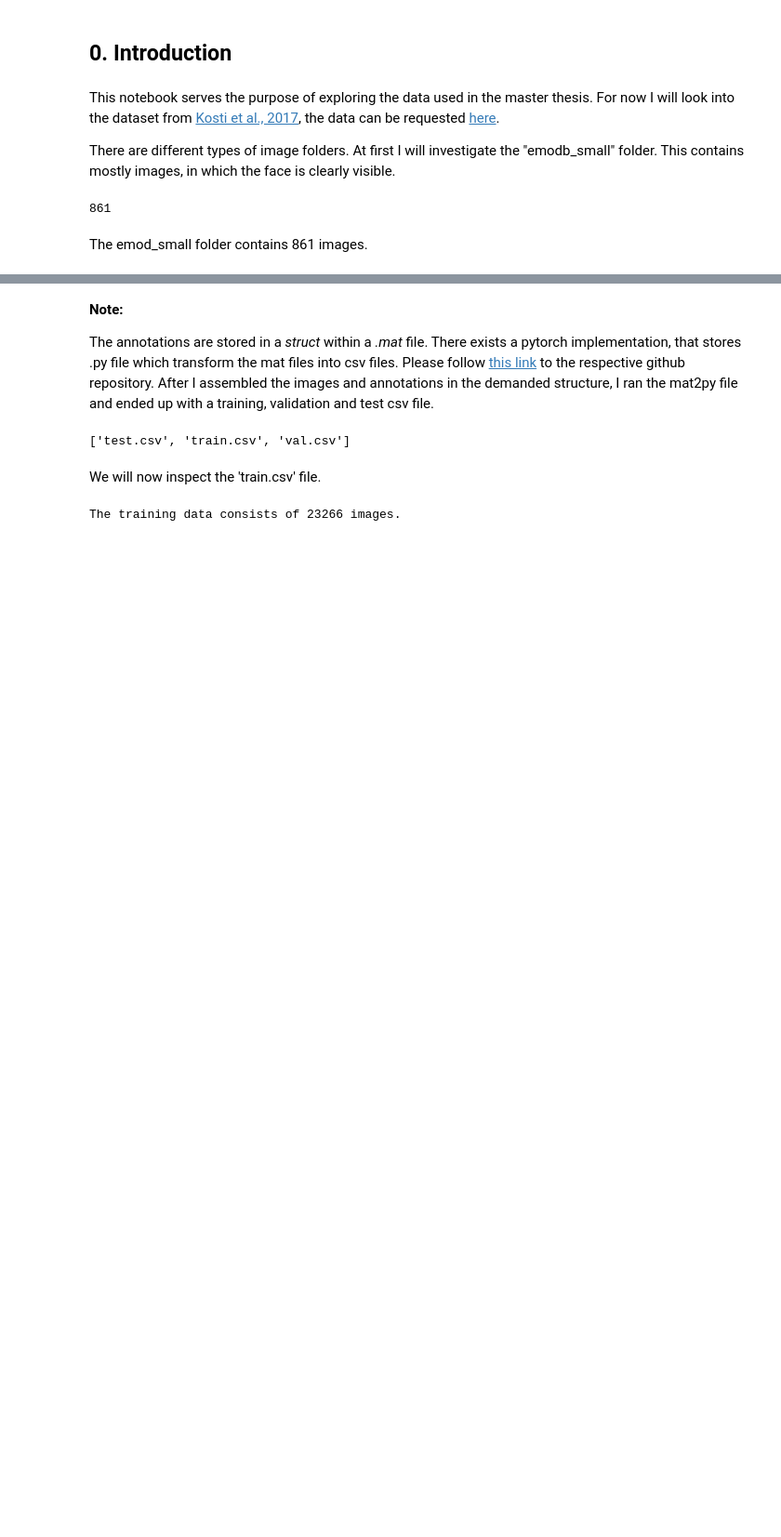
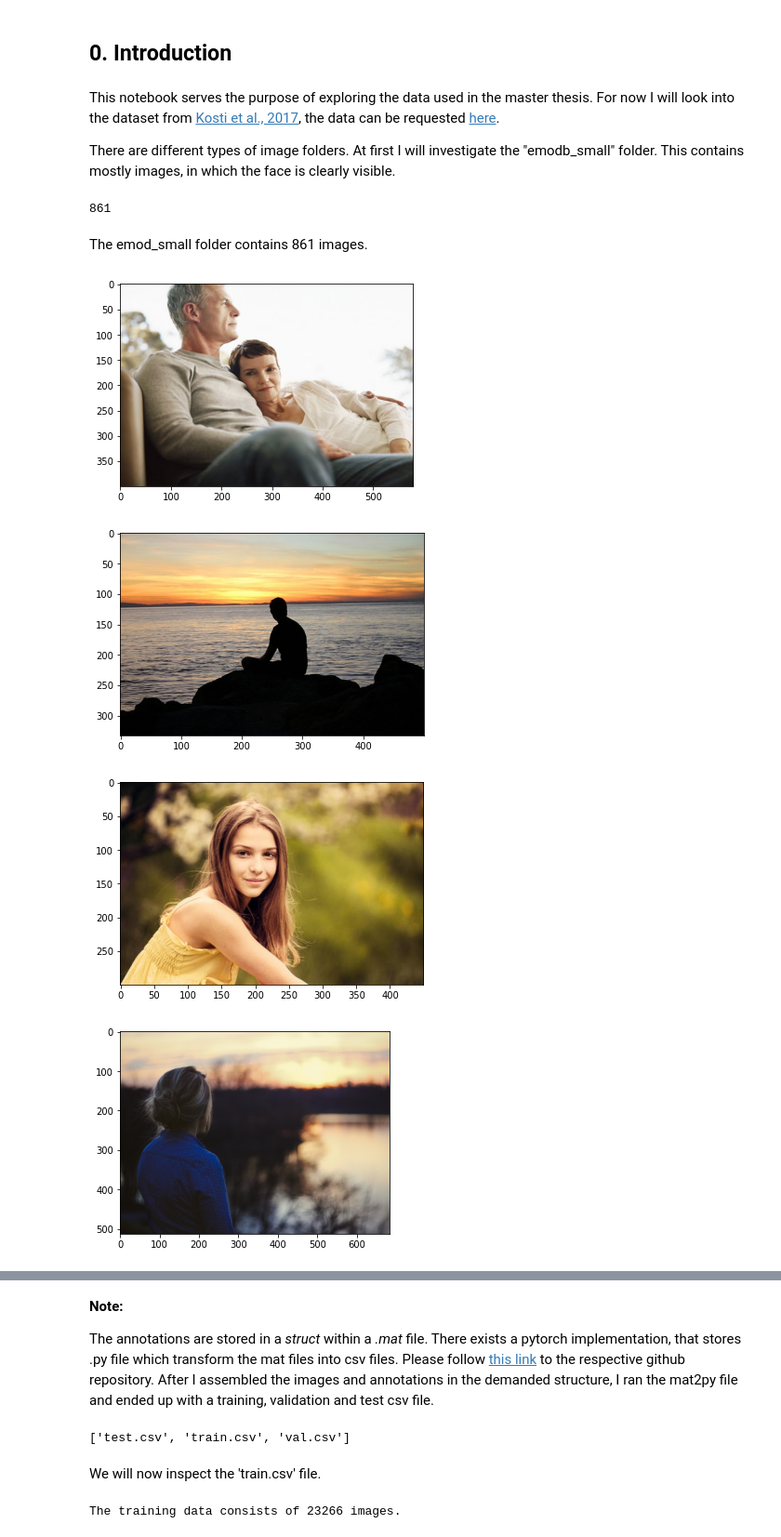
Before and after one commit to JNPauli/Emotional_Machines, a Jupyter notebook: data/Data_Exploration.ipynb, the cells around one changed output, grey strips where cells are left out. Shown at 93% size. Cells and saved outputs as stored; diff of their text form; code cells hidden in the pictures; blank space fills up the shorter version.

Commit message:
loaded first 5 images, downloaded alexnet

```diff
--- a/data/Data_Exploration.ipynb
+++ b/data/Data_Exploration.ipynb
@@ -11,5 +11,5 @@ os.chdir('/mnt/c/Users/janos/OneDrive/Desktop/Master_thesis/kosti/emodb_small/im
 len(os.listdir())
 # %% [output]
 861
-# %% [markdown]
-The emod_small folder contains 861 images.
+# %% [markdown]
+The emod_small folder contains 861 images.
@@ -15,0 +19,16 @@ The emod_small folder contains 861 images.
+# %%
+j=0
+X = []
+for img in os.listdir():
+    image = mpimg.imread(img)
+    plt.imshow(image)
+    plt.show()
+    j = j +1
+    X.append(img)
+    if j == 5:
+        break
+# %% [output]
+[figure, added]
+[figure, added]
+[figure, added]
+[figure, added]
```
Also changed, not shown: parts of 6 cells of this notebook.
